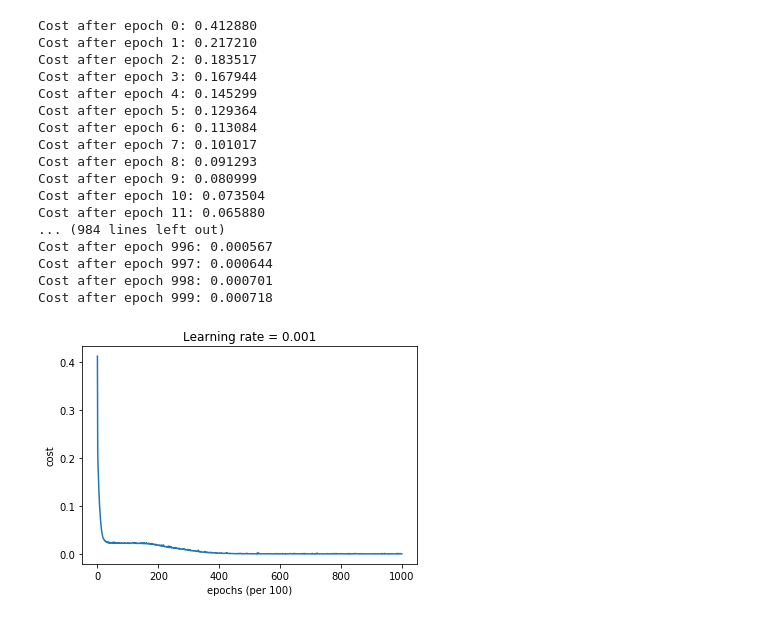
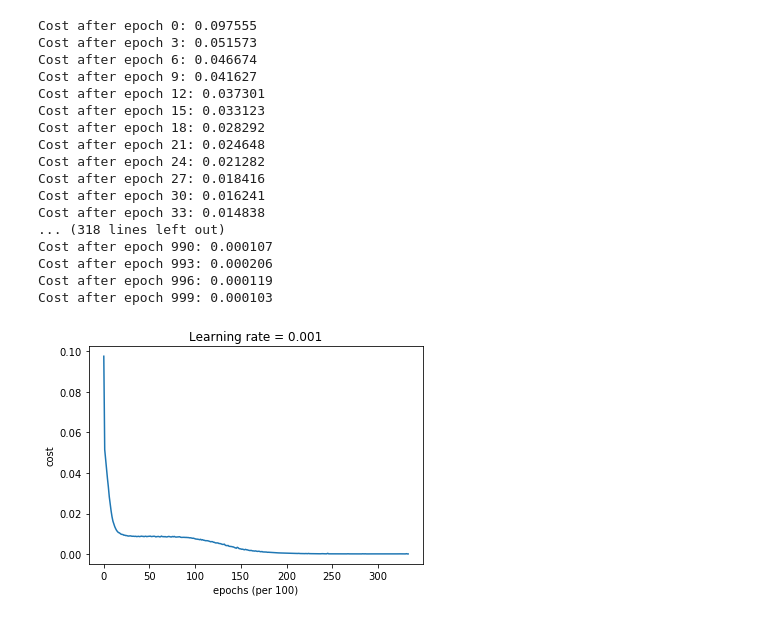
Before and after one commit to munkeops/ANN, a Jupyter notebook: assign1-sin problem.ipynb, the cells around one changed output. Saved outputs shown, nothing was run; the diff lists cells and outputs as text; code cells hidden in the pictures.

```diff
--- a/assign1-sin problem.ipynb
+++ b/assign1-sin problem.ipynb
@@ -82,26 +74,26 @@ print(mape)
 # %%
 layers_dims = [1,20,20,1] #  3-layer model
 
 
 parameters = L_layer_model_minib(train_x, train_y, layers_dims, valid=False, num_iterations = 1000,learning_rate = 0.001,
                             print_cost = True,lambd=0.1,optimizer="adam", beta = 0.9,beta1 = 0.9, beta2 = 0.999,epsilon = 1e-8,
-                            activation='tanh',regularisation='none',mini_batch_size=32,cost_func="mse",he_init=True)
+                            activation='sigmoid',regularisation='none',mini_batch_size=64,cost_func="mse",he_init=True)
 # %% [output]
-Cost after epoch 0: 0.412880
-Cost after epoch 1: 0.217210
-Cost after epoch 2: 0.183517
-Cost after epoch 3: 0.167944
-Cost after epoch 4: 0.145299
-Cost after epoch 5: 0.129364
-Cost after epoch 6: 0.113084
-Cost after epoch 7: 0.101017
-Cost after epoch 8: 0.091293
-Cost after epoch 9: 0.080999
-Cost after epoch 10: 0.073504
-Cost after epoch 11: 0.065880
-... (984 lines left out)
-Cost after epoch 996: 0.000567
-Cost after epoch 997: 0.000644
-Cost after epoch 998: 0.000701
-Cost after epoch 999: 0.000718
+Cost after epoch 0: 0.097555
+Cost after epoch 3: 0.051573
+Cost after epoch 6: 0.046674
+Cost after epoch 9: 0.041627
+Cost after epoch 12: 0.037301
+Cost after epoch 15: 0.033123
+Cost after epoch 18: 0.028292
+Cost after epoch 21: 0.024648
+Cost after epoch 24: 0.021282
+Cost after epoch 27: 0.018416
+Cost after epoch 30: 0.016241
+Cost after epoch 33: 0.014838
+... (318 lines left out)
+Cost after epoch 990: 0.000107
+Cost after epoch 993: 0.000206
+Cost after epoch 996: 0.000119
+Cost after epoch 999: 0.000103
-[figure, old version]
+[figure, new version]
```
Also changed, not shown: parts of 8 cells of this notebook, 2 other files.
